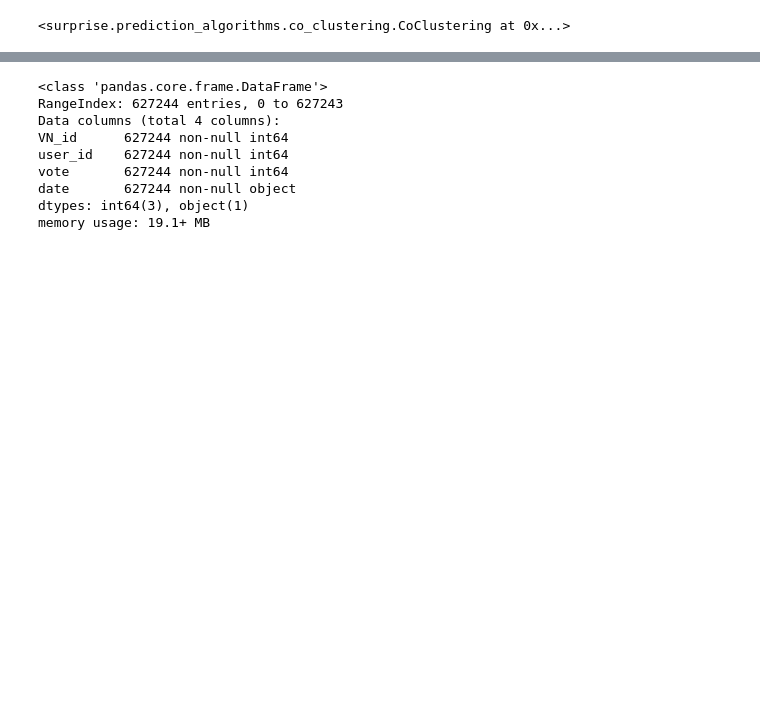
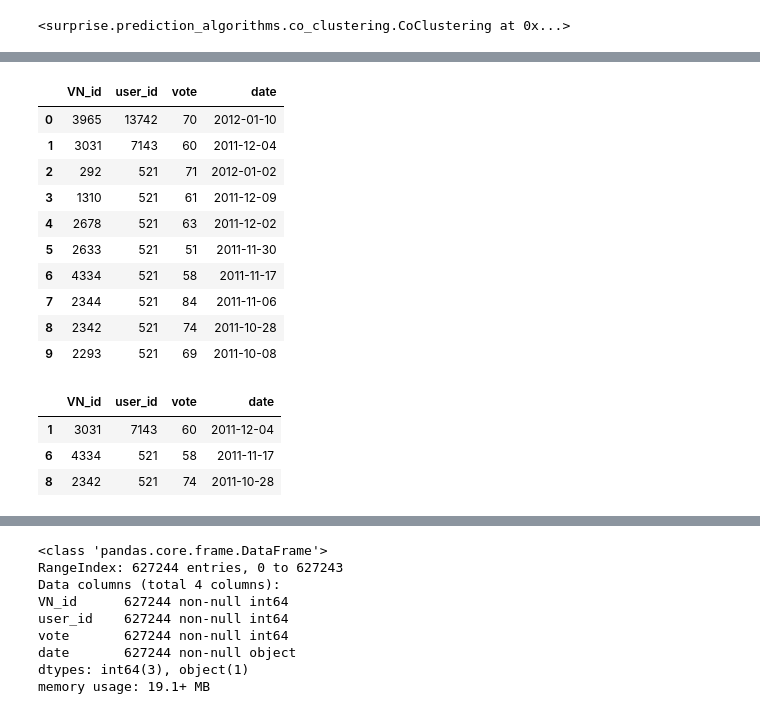
Before and after one commit to hoheps/vn-recommender, a Jupyter notebook: eda/EDA_first_model.ipynb, the cells around one changed output, grey strips where cells are left out. Saved outputs shown, nothing was run; the diff lists cells and outputs as text; code cells hidden in the pictures; blank space fills up the shorter version.

```diff
--- a/eda/EDA_first_model.ipynb
+++ b/eda/EDA_first_model.ipynb
@@ -855,0 +853,21 @@ Processing epoch 19
+# %%
+votes
+# %% [output]
+|  | VN_id | user_id | vote | date |
+| 0 | 3965 | 13742 | 70 | 2012-01-10 |
+| 1 | 3031 | 7143 | 60 | 2011-12-04 |
+| 2 | 292 | 521 | 71 | 2012-01-02 |
+| 3 | 1310 | 521 | 61 | 2011-12-09 |
+| 4 | 2678 | 521 | 63 | 2011-12-02 |
+| 5 | 2633 | 521 | 51 | 2011-11-30 |
+| 6 | 4334 | 521 | 58 | 2011-11-17 |
+| 7 | 2344 | 521 | 84 | 2011-11-06 |
+| 8 | 2342 | 521 | 74 | 2011-10-28 |
+| 9 | 2293 | 521 | 69 | 2011-10-08 |
+# %%
+votes[votes['VN_id'].isin(ser.keys()[ser])][votes[votes['VN_id'].isin(ser.keys()[ser])]['user_id'].isin(user_ser.keys()[user_ser])]
+# %% [output]
+|  | VN_id | user_id | vote | date |
+| 1 | 3031 | 7143 | 60 | 2011-12-04 |
+| 6 | 4334 | 521 | 58 | 2011-11-17 |
+| 8 | 2342 | 521 | 74 | 2011-10-28 |
```
Also changed, not shown: parts of 3 cells of this notebook, 1 other file.
